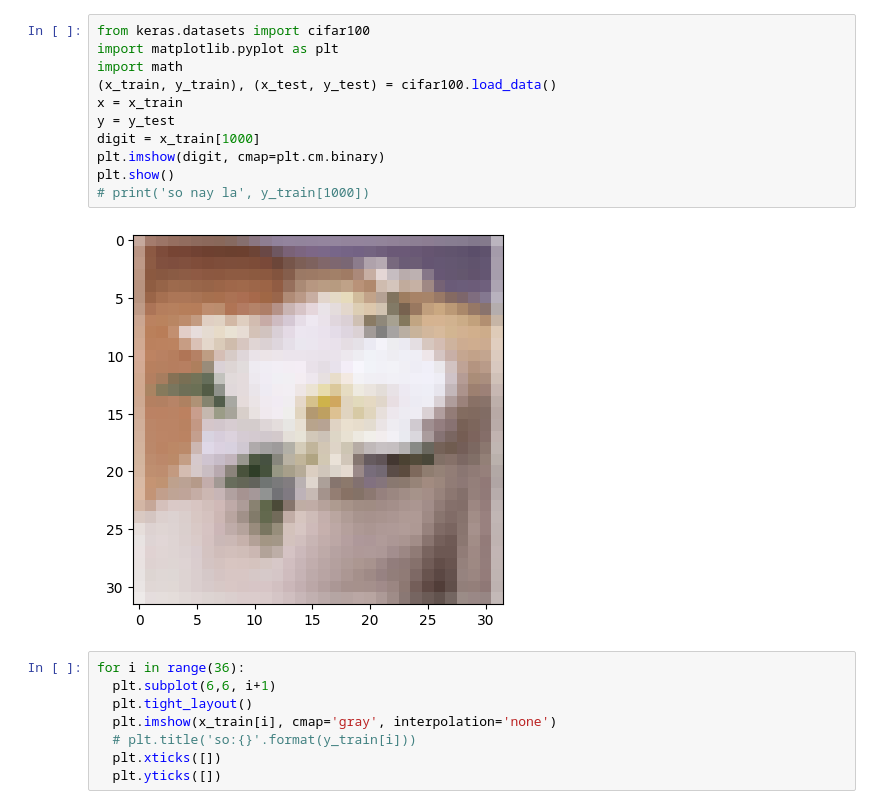
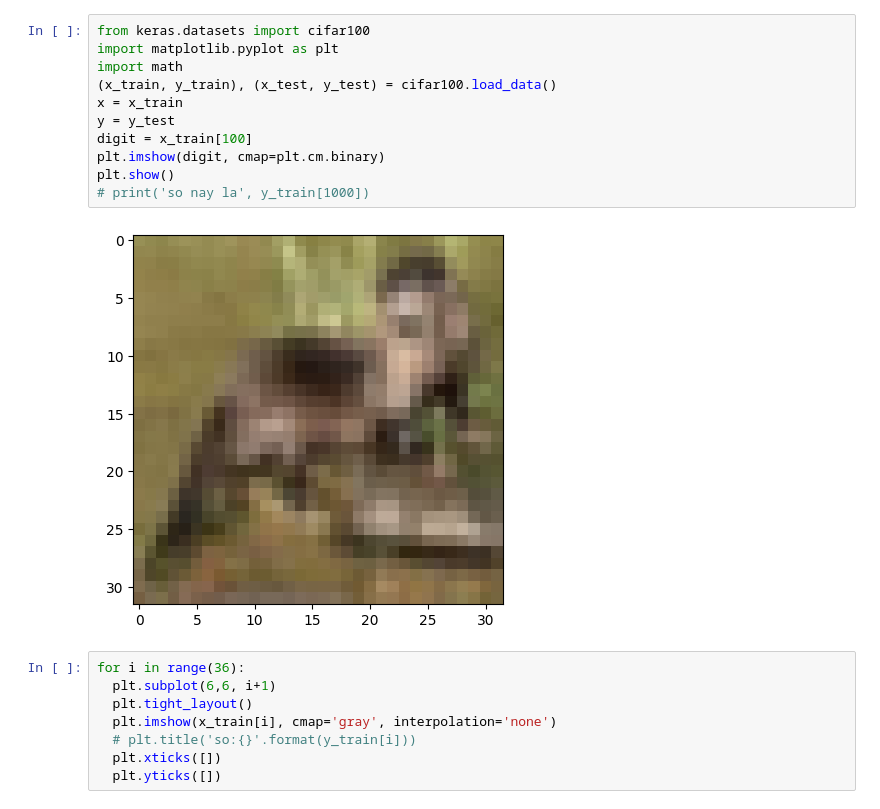
Before and after one commit to Steel3264/AI, a Jupyter notebook: Cifar_100,_fashion_Mnist.ipynb, the cells around one changed output. Drawn from its saved outputs; the diff is of its cells as text.

```diff
--- a/Cifar_100,_fashion_Mnist.ipynb
+++ b/Cifar_100,_fashion_Mnist.ipynb
@@ -3,16 +3,16 @@
 # %%
 from keras.datasets import cifar100
 import matplotlib.pyplot as plt
 import math
 (x_train, y_train), (x_test, y_test) = cifar100.load_data()
 x = x_train
 y = y_test
-digit = x_train[1000]
+digit = x_train[100]
 plt.imshow(digit, cmap=plt.cm.binary)
 plt.show()
 # print('so nay la', y_train[1000])
 # %% [output]
-[figure, old version]
+[figure, new version]
 # %%
 for i in range(36):
   plt.subplot(6,6, i+1)
```
Also changed, not shown: parts of 5 cells of this notebook.
